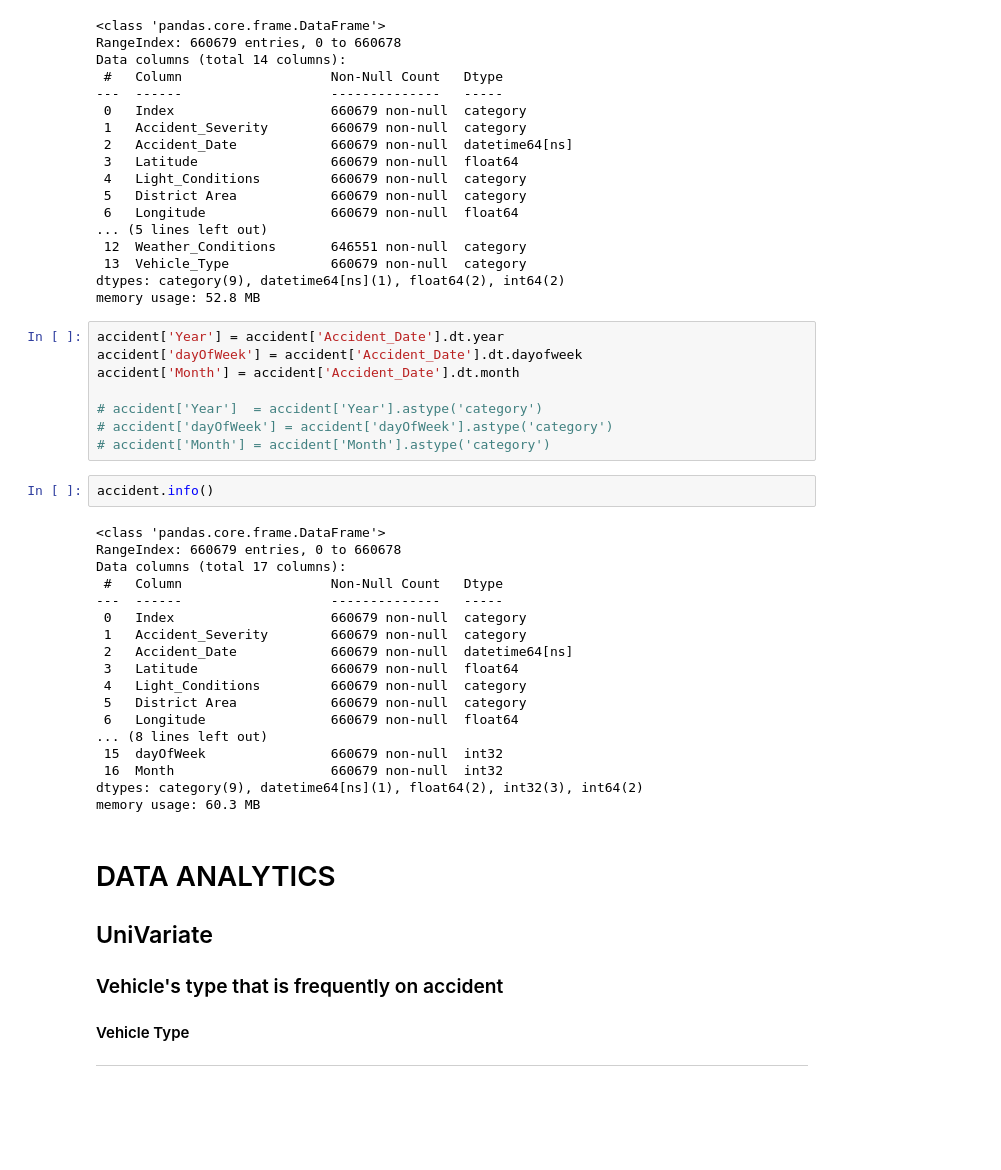
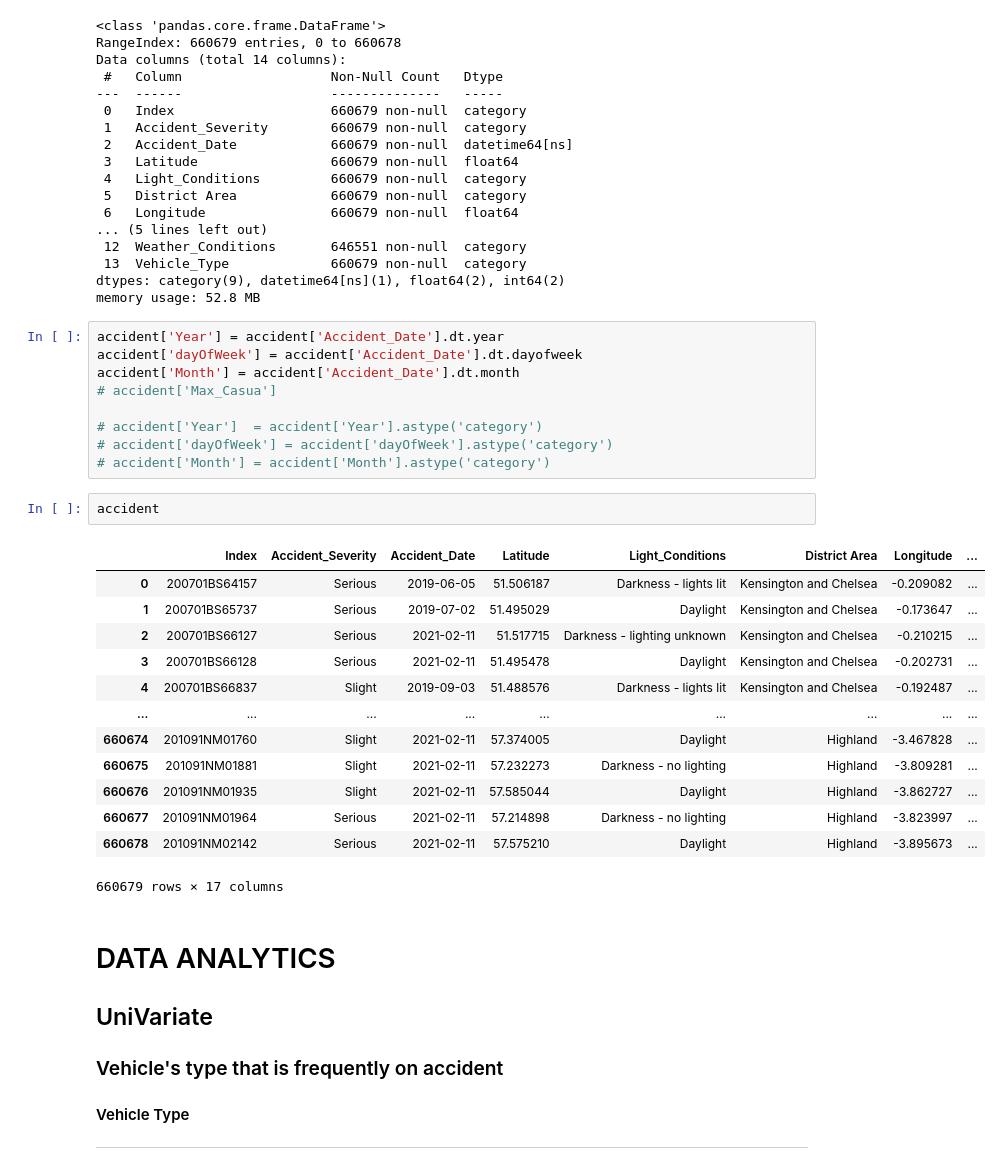
Before and after one commit to WareBar/ITD_101, a Jupyter notebook: activity3_adam.ipynb, the cells around one changed output. Drawn from its saved outputs; the diff is of its cells as text; blank space fills up the shorter version.

```diff
--- a/activity3_adam.ipynb
+++ b/activity3_adam.ipynb
@@ -177,30 +177,27 @@ memory usage: 52.8 MB
 accident['Year'] = accident['Accident_Date'].dt.year
 accident['dayOfWeek'] = accident['Accident_Date'].dt.dayofweek
 accident['Month'] = accident['Accident_Date'].dt.month
+# accident['Max_Casua']
 
 # accident['Year']  = accident['Year'].astype('category')
 # accident['dayOfWeek'] = accident['dayOfWeek'].astype('category')
 # accident['Month'] = accident['Month'].astype('category')
 # %%
-accident.info()
+accident
 # %% [output]
+|  | Index | Accident_Severity | Accident_Date | Latitude | Light_Conditions | District Area | Longitude | ... |
+| 0 | 200701BS64157 | Serious | 2019-06-05 | 51.506187 | Darkness - lights lit | Kensington and Chelsea | -0.209082 | ... |
+| 1 | 200701BS65737 | Serious | 2019-07-02 | 51.495029 | Daylight | Kensington and Chelsea | -0.173647 | ... |
+| 2 | 200701BS66127 | Serious | 2021-02-11 | 51.517715 | Darkness - lighting unknown | Kensington and Chelsea | -0.210215 | ... |
+| 3 | 200701BS66128 | Serious | 2021-02-11 | 51.495478 | Daylight | Kensington and Chelsea | -0.202731 | ... |
+| 4 | 200701BS66837 | Slight | 2019-09-03 | 51.488576 | Darkness - lights lit | Kensington and Chelsea | -0.192487 | ... |
+| ... | ... | ... | ... | ... | ... | ... | ... | ... |
+| 660674 | 201091NM01760 | Slight | 2021-02-11 | 57.374005 | Daylight | Highland | -3.467828 | ... |
+| 660675 | 201091NM01881 | Slight | 2021-02-11 | 57.232273 | Darkness - no lighting | Highland | -3.809281 | ... |
+| 660676 | 201091NM01935 | Slight | 2021-02-11 | 57.585044 | Daylight | Highland | -3.862727 | ... |
+| 660677 | 201091NM01964 | Serious | 2021-02-11 | 57.214898 | Darkness - no lighting | Highland | -3.823997 | ... |
+| 660678 | 201091NM02142 | Serious | 2021-02-11 | 57.575210 | Daylight | Highland | -3.895673 | ... |
-<class 'pandas.core.frame.DataFrame'>
-RangeIndex: 660679 entries, 0 to 660678
-Data columns (total 17 columns):
- #   Column                   Non-Null Count   Dtype
----  ------                   --------------   -----
- 0   Index                    660679 non-null  category
- 1   Accident_Severity        660679 non-null  category
- 2   Accident_Date            660679 non-null  datetime64[ns]
- 3   Latitude                 660679 non-null  float64
- 4   Light_Conditions         660679 non-null  category
- 5   District Area            660679 non-null  category
- 6   Longitude                660679 non-null  float64
-... (8 lines left out)
- 15  dayOfWeek                660679 non-null  int32
- 16  Month                    660679 non-null  int32
-dtypes: category(9), datetime64[ns](1), float64(2), int32(3), int64(2)
-memory usage: 60.3 MB
+660679 rows × 17 columns
 # %% [markdown]
 <h1>DATA ANALYTICS</h1>
 <h2>UniVariate</h2>
```
Also changed, not shown: parts of 31 cells of this notebook.
